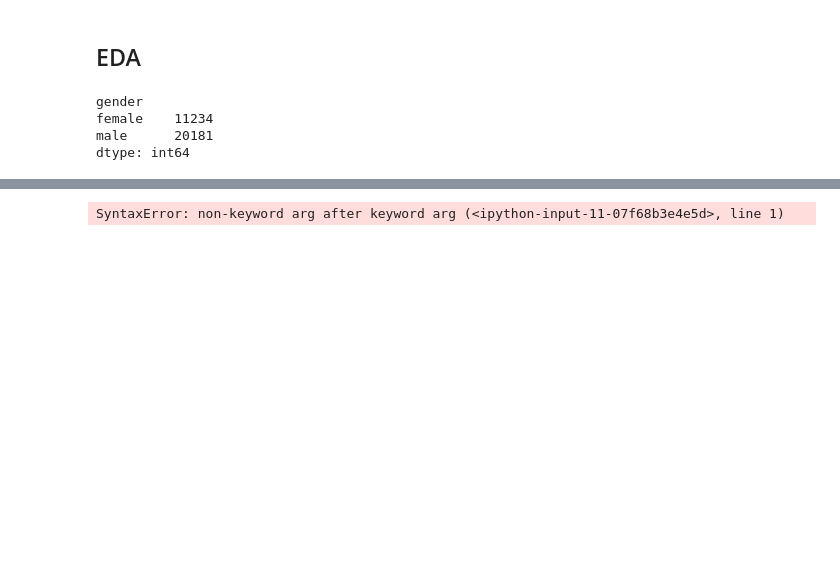
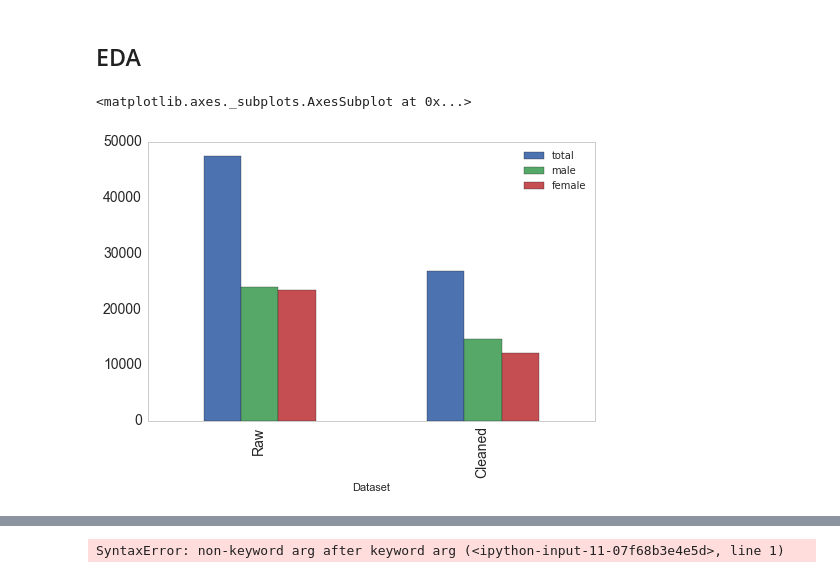
Before and after one commit to zhanghaizhen/projectRiley, a Jupyter notebook: notebooks/gender_plots.ipynb, the cells around one changed output, grey strips where cells are left out. Saved outputs shown, nothing was run; the diff lists cells and outputs as text; code cells hidden in the pictures; blank space fills up the shorter version.

```diff
--- a/notebooks/gender_plots.ipynb
+++ b/notebooks/gender_plots.ipynb
@@ -33,7 +35,0 @@ df = pd.read_csv(all_file, sep="|")
-# %%
-df.groupby('gender').size()
-# %% [output]
-gender
-female    11234
-male      20181
-dtype: int64
@@ -39,0 +42,11 @@ dtype: int64
+# %%
+raw_data = {'Dataset': ['Raw', 'Cleaned'],
+        'total': [47335, 26850],
+        'male': [23980,14664],
+        'female': [23355, 12186]}
+df = pd.DataFrame(raw_data, columns = ['Dataset', 'total', 'male', 'female'])
+# %%
+df.plot(kind='bar', x=df['Dataset'], fontsize=14, figsize=(8, 5))
+# %% [output]
+<matplotlib.axes._subplots.AxesSubplot at 0x...>
+[figure, added]
```
Also changed, not shown: parts of 47 cells of this notebook, 11 other files.
